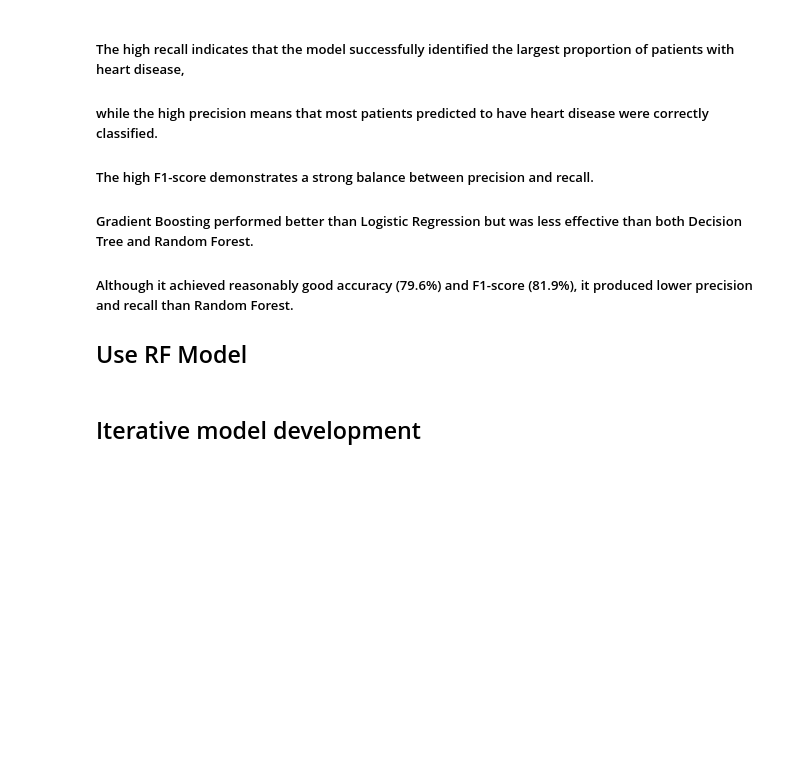
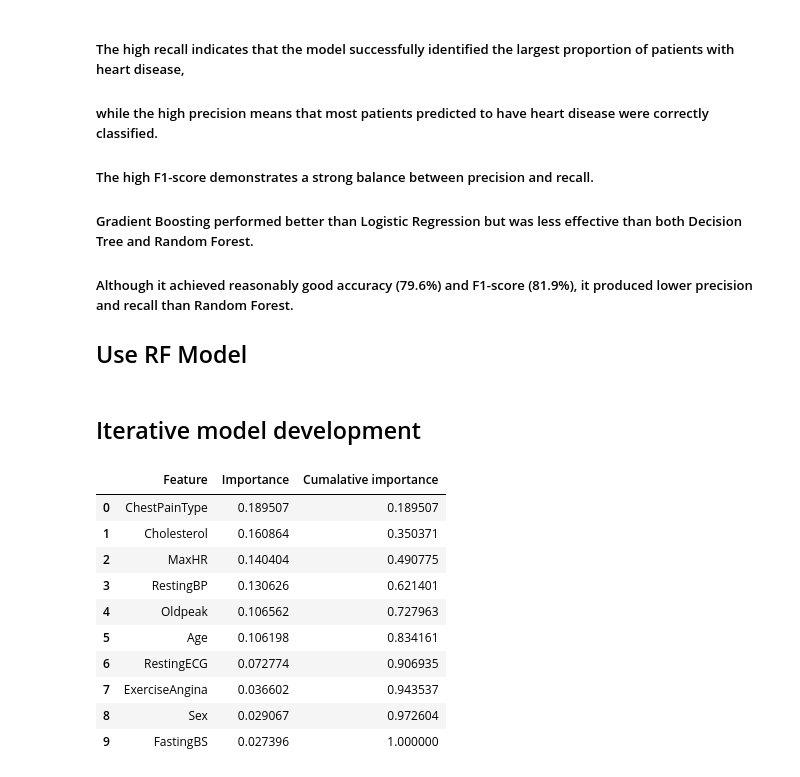
Before and after one commit to AnsonZhu8/MLDP_project, a Jupyter notebook: mldp_project_codes.ipynb, the cells around one changed output. Saved outputs shown, nothing was run; the diff lists cells and outputs as text; code cells hidden in the pictures; blank space fills up the shorter version.

```diff
--- a/mldp_project_codes.ipynb
+++ b/mldp_project_codes.ipynb
@@ -535,3 +535,29 @@ results_df
 ## Iterative model development
 # %%
 ## Further feature engineering / feature selection
+
+## Further feature engineering / feature selection
+
+df_dt_feat_impt = pd.DataFrame({
+                                'Feature': rf.feature_names_in_,
+                                'Importance':rf.feature_importances_
+})
+
+
+df_dt_feat_impt = df_dt_feat_impt.groupby('Feature')['Importance'].sum().sort_values(ascending = False).reset_index()
+
+df_dt_feat_impt['Cumalative importance'] = df_dt_feat_impt['Importance'].cumsum()
+
+df_dt_feat_impt
+# %% [output]
+|  | Feature | Importance | Cumalative importance |
+| 0 | ChestPainType | 0.189507 | 0.189507 |
+| 1 | Cholesterol | 0.160864 | 0.350371 |
+| 2 | MaxHR | 0.140404 | 0.490775 |
+| 3 | RestingBP | 0.130626 | 0.621401 |
+| 4 | Oldpeak | 0.106562 | 0.727963 |
+| 5 | Age | 0.106198 | 0.834161 |
+| 6 | RestingECG | 0.072774 | 0.906935 |
+| 7 | ExerciseAngina | 0.036602 | 0.943537 |
+| 8 | Sex | 0.029067 | 0.972604 |
+| 9 | FastingBS | 0.027396 | 1.000000 |
```
Also changed, not shown: parts of 9 cells of this notebook.
